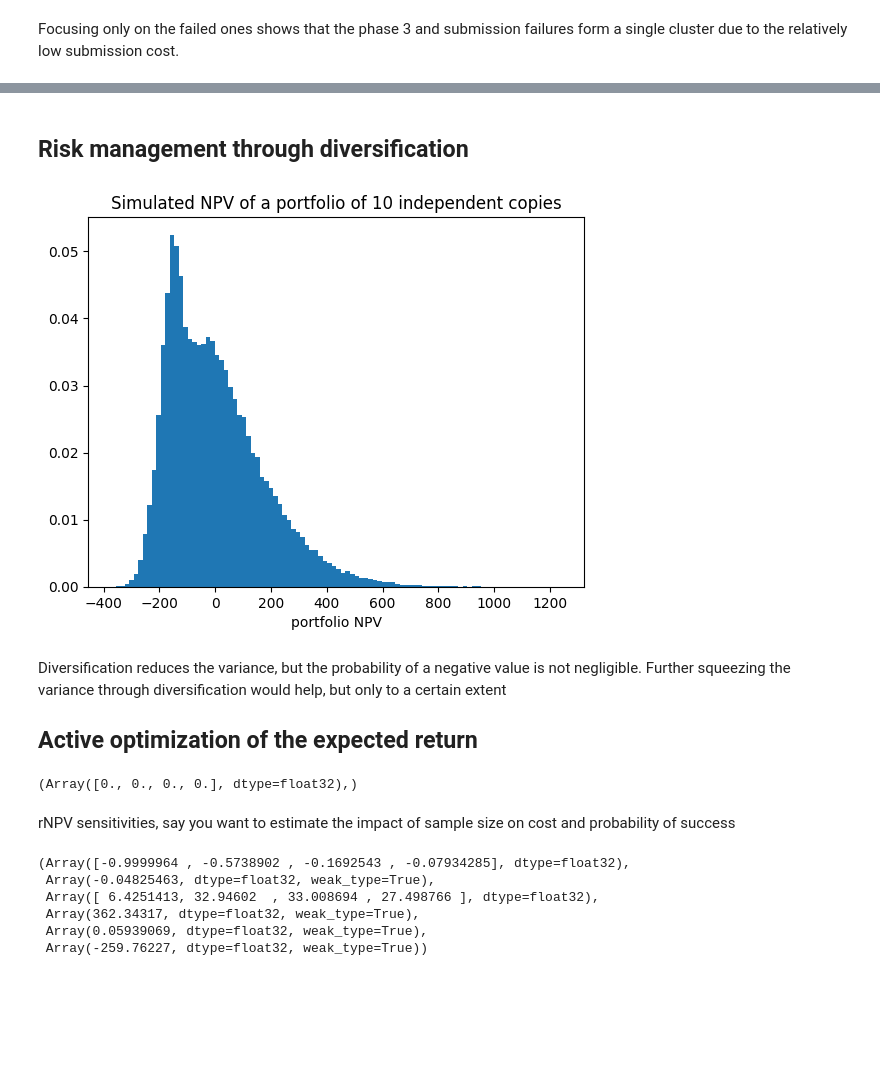
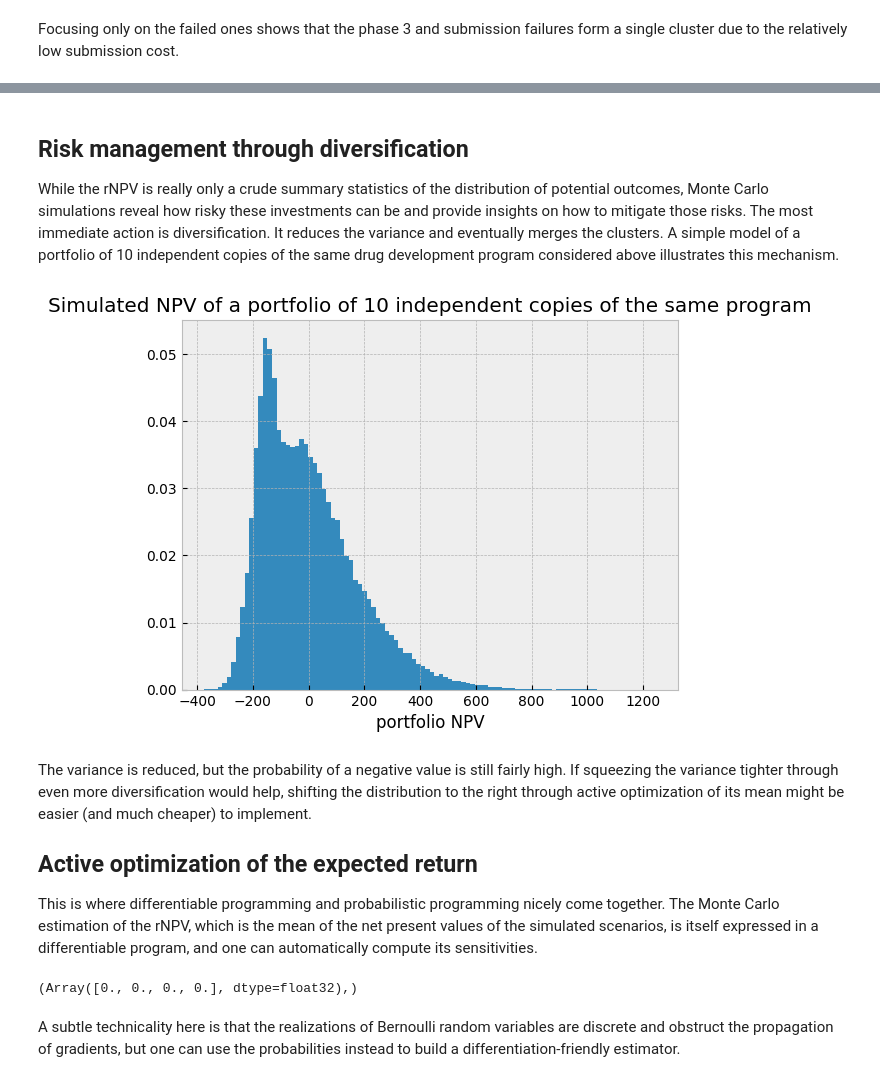
Before and after one commit to ybarmaz/blog, a Jupyter notebook: posts/2023-11-03-Differentiable-programming-for-risk-management-and-decisions.ipynb, the cells around one changed output, grey strips where cells are left out. Cells and saved outputs as stored; diff of their text form; code cells hidden in the pictures; blank space fills up the shorter version.

```diff
--- a/posts/2023-11-03-Differentiable-programming-for-risk-management-and-decisions.ipynb
+++ b/posts/2023-11-03-Differentiable-programming-for-risk-management-and-decisions.ipynb
@@ -15,9 +39,12 @@ $$
 
 which should be straightforward to compute in a differentiable programming library such as JAX through the application of the `grad` operator.
 # %%
+#| echo: false
+#| output: false
 from jax import grad, random
 import jax.numpy as jnp
 import matplotlib.pyplot as plt
+plt.style.use('bmh')
 import pandas as pd
 import seaborn as sns
 
@@ -153,10 +189,13 @@ plt.plot(time, discount_curve, '.')
 # %%
+#| echo: false
+#| output: false
 launch_cost_estimate = 100.
 margin = .55
 growth = .01
 volatility = .10
 discount_rate = .15
 time_step = .5
+peak_sales_estimate = 230.
 
 discount_curve = (1 + discount)**(-time)
 # %% [markdown]
@@ -275,15 +341,18 @@ plt.show()
 # %% [markdown]
 ## Risk management through diversification
+While the rNPV is really only a crude summary statistics of the distribution of potential outcomes, Monte Carlo simulations reveal how risky these investments can be and provide insights on how to mitigate those risks. The most immediate action is diversification. It reduces the variance and eventually merges the clusters. A simple model of a portfolio of 10 independent copies of the same drug development program considered above illustrates this mechanism.
 # %%
+#| echo: false
 pf_10 = jnp.sum(s.NPV.reshape((10, -1)), axis=0)
 plt.hist(pf_10, bins=100, weights=jnp.ones_like(pf_10)/pf_10.shape[0])
-plt.title('Simulated NPV of a portfolio of 10 independent copies')
+plt.title('Simulated NPV of a portfolio of 10 independent copies of the same program')
 plt.xlabel('portfolio NPV')
 plt.show()
 # %% [output]
-[figure, old version]
+[figure, new version]
 # %% [markdown]
-Diversification reduces the variance, but the probability of a negative value is not negligible. Further squeezing the variance through diversification would help, but only to a certain extent
+The variance is reduced, but the probability of a negative value is still fairly high. If squeezing the variance tighter through even more diversification would help, shifting the distribution to the right through active optimization of its mean might be easier (and much cheaper) to implement.
 
 ## Active optimization of the expected return
+This is where differentiable programming and probabilistic programming nicely come together. The Monte Carlo estimation of the rNPV, which is the mean of the net present values of the simulated scenarios, is itself expressed in a differentiable program, and one can automatically compute its sensitivities.
 # %%
@@ -296,19 +385,34 @@ print(sensitivity_success_rate)
 # %% [output]
 (Array([0., 0., 0., 0.], dtype=float32),)
 # %% [markdown]
-rNPV sensitivities, say you want to estimate the impact of sample size on cost and probability of success
+A subtle technicality here is that the realizations of Bernoulli random variables are discrete and obstruct the propagation of gradients, but one can use the probabilities instead to build a differentiation-friendly estimator.
 # %%
-def compute_rNPV(dev_cost_estimate, launch_cost_estimate, success_rate, growth, volatility, discount_rate):
-    s = simulate_npv(dev_cost_estimate, launch_cost_estimate, success_rate, growth, volatility, discount_rate)
-    probs = jnp.concatenate([jnp.ones((1,)), jnp.cumprod(success_rate)])
-    return jnp.mean(probs[-1] * s.sales_npv * margin - jnp.sum(probs * s.discounted_cost, axis=-1))
+#| code-fold: true
+def compute_rNPV(dev_cost_estimate,
+                 launch_cost_estimate,
+                 success_rate,
+                 peak_sales_estimate,
+                 growth, volatility,
+                 discount_rate):
 
-grad(compute_rNPV, argnums=[0, 1, 2, 3, 4, 5])(dev_cost_estimate, launch_cost_estimate, success_rate, peak_sales_estimate, growth, volatility, discount_rate)
+    s = simulate_npv(dev_cost_estimate,
+                     launch_cost_estimate,
+                     success_rate,
+                     peak_sales_estimate,
+                     growth, volatility,
+                     discount_rate)
+
+    probs = jnp.concatenate([jnp.ones((1,)),
+                             jnp.cumprod(success_rate)])
+
+    return jnp.mean(probs[-1] * s.sales_npv * margin
+                    - jnp.sum(probs * s.discounted_cost, axis=-1))
+
+rNPV_sensitivities = grad(compute_rNPV, argnums=[0, 1, 2, 3, 4, 5])(
+     dev_cost_estimate,
+     launch_cost_estimate,
+     success_rate,
+     peak_sales_estimate,
+     growth, volatility,
+     discount_rate)
-# %% [output]
-(Array([-0.9999964 , -0.5738902 , -0.1692543 , -0.07934285], dtype=float32),
- Array(-0.04825463, dtype=float32, weak_type=True),
- Array([ 6.4251413, 32.94602  , 33.008694 , 27.498766 ], dtype=float32),
- Array(362.34317, dtype=float32, weak_type=True),
- Array(0.05939069, dtype=float32, weak_type=True),
- Array(-259.76227, dtype=float32, weak_type=True))
 # %% [markdown]
```
Also changed, not shown: parts of 16 cells of this notebook.
